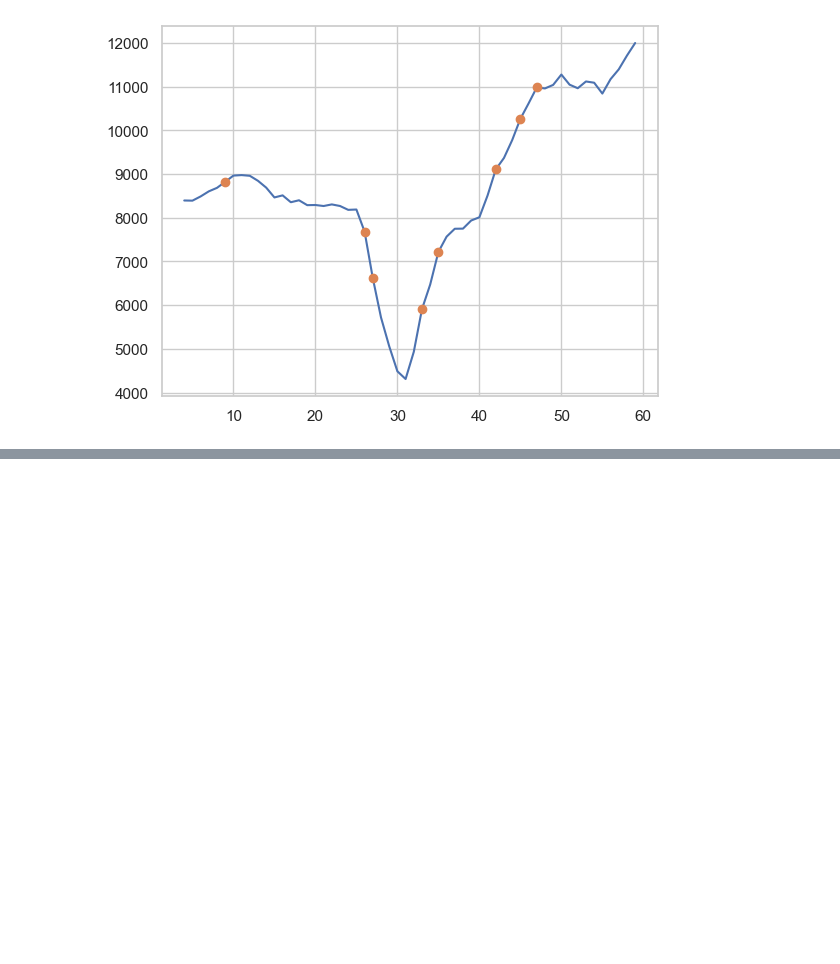
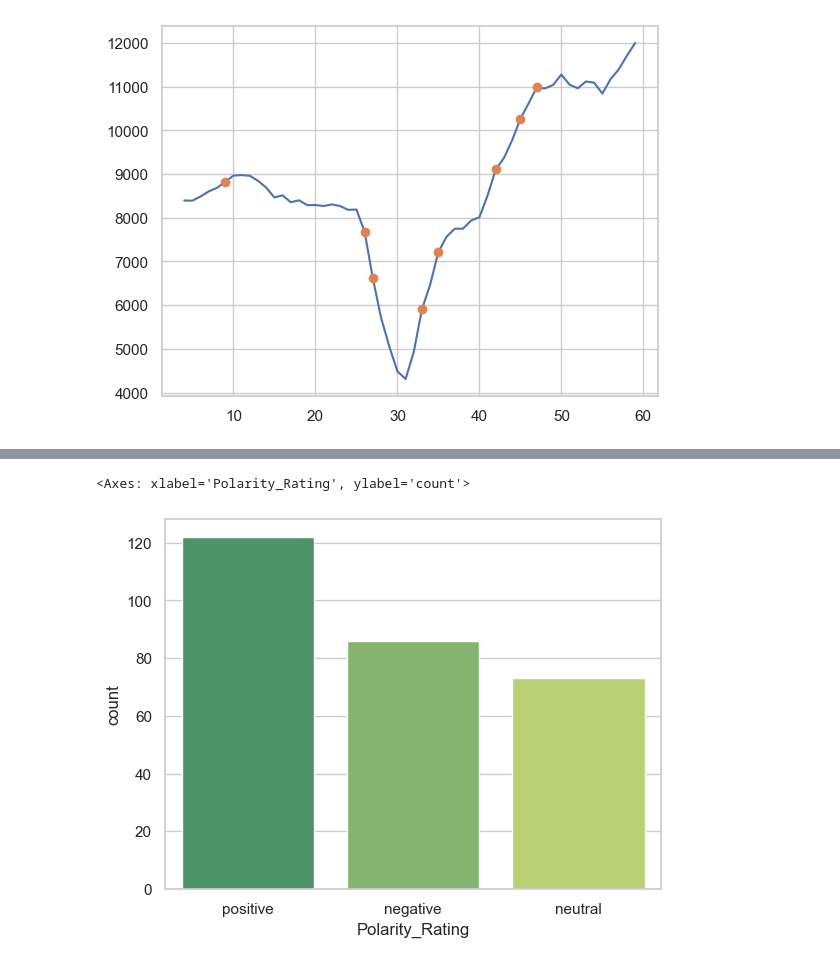
Before and after one commit to EdMendoza93/2023162, a Jupyter notebook: MSC_DA_CA2.ipynb, the cells around one changed output, grey strips where cells are left out. Cells and saved outputs as stored; diff of their text form; code cells hidden in the pictures; blank space fills up the shorter version.

```diff
--- a/MSC_DA_CA2.ipynb
+++ b/MSC_DA_CA2.ipynb
@@ -367,0 +472,2 @@ pn.Column(pn.Row(pn.panel(text2, width=400), hvp[0]), hvp[1]).servable("Passenge
+# %%
+comments_df = pd.read_csv("Analysis.csv",encoding='ISO-8859-1')
@@ -367,0 +506,2 @@ pn.Column(pn.Row(pn.panel(text2, width=400), hvp[0]), hvp[1]).servable("Passenge
+# %%
+comments_df = comments_df.drop_duplicates()
@@ -367,0 +510,4 @@ pn.Column(pn.Row(pn.panel(text2, width=400), hvp[0]), hvp[1]).servable("Passenge
+# %%
+comments_df['Sentiment'] = comments_df['Comment Body'].apply(lambda x: TextBlob(x).sentiment.polarity)
+# %%
+comments_df['Polarity_Rating'] = comments_df['Sentiment'].apply(lambda x: 'positive' if x > 0 else ('negative' if x < 0 else 'neutral'))
@@ -367,0 +537,6 @@ pn.Column(pn.Row(pn.panel(text2, width=400), hvp[0]), hvp[1]).servable("Passenge
+# %%
+sns.set_style('whitegrid')
+sns.countplot(x='Polarity_Rating',data=comments_df, palette='summer')
+# %% [output]
+<Axes: xlabel='Polarity_Rating', ylabel='count'>
+[figure, added]
```
Also changed, not shown: parts of 35 cells of this notebook.
